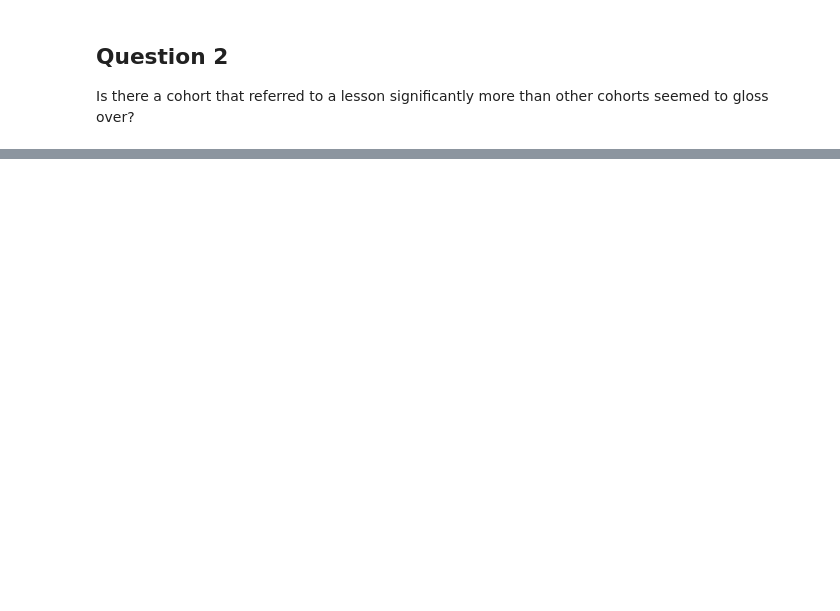
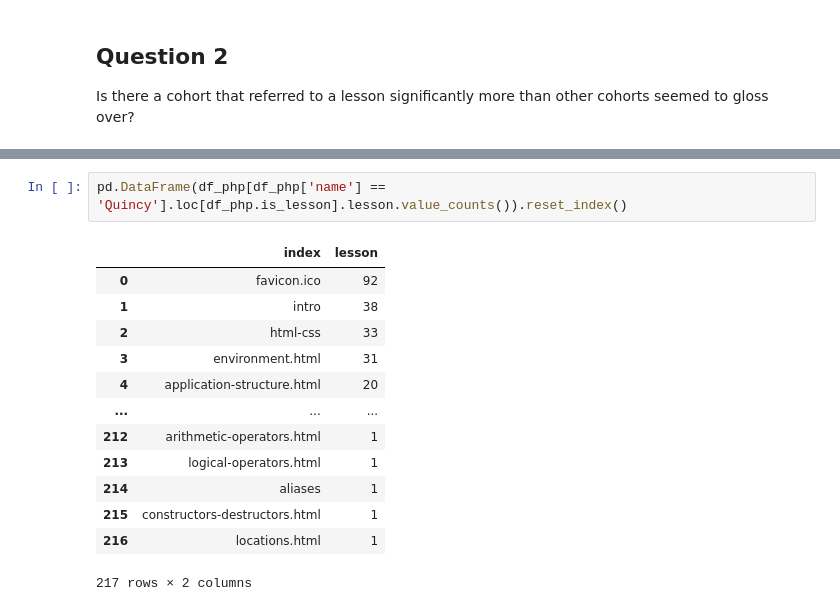
Before and after one commit to Adam-Krull/codeup-logs-anomaly-detection, a Jupyter notebook: anomaly-detection-project.ipynb, the cells around one changed output, grey strips where cells are left out. Saved outputs shown, nothing was run; the diff lists cells and outputs as text; blank space fills up the shorter version.

```diff
--- a/anomaly-detection-project.ipynb
+++ b/anomaly-detection-project.ipynb
@@ -354,0 +394,16 @@ mv_java
+# %%
+pd.DataFrame(df_php[df_php['name'] == 'Quincy'].loc[df_php.is_lesson].lesson.value_counts()).reset_index()
+# %% [output]
+|  | index | lesson |
+| 0 | favicon.ico | 92 |
+| 1 | intro | 38 |
+| 2 | html-css | 33 |
+| 3 | environment.html | 31 |
+| 4 | application-structure.html | 20 |
+| ... | ... | ... |
+| 212 | arithmetic-operators.html | 1 |
+| 213 | logical-operators.html | 1 |
+| 214 | aliases | 1 |
+| 215 | constructors-destructors.html | 1 |
+| 216 | locations.html | 1 |
+217 rows × 2 columns
```
Also changed, not shown: parts of 30 cells of this notebook.
